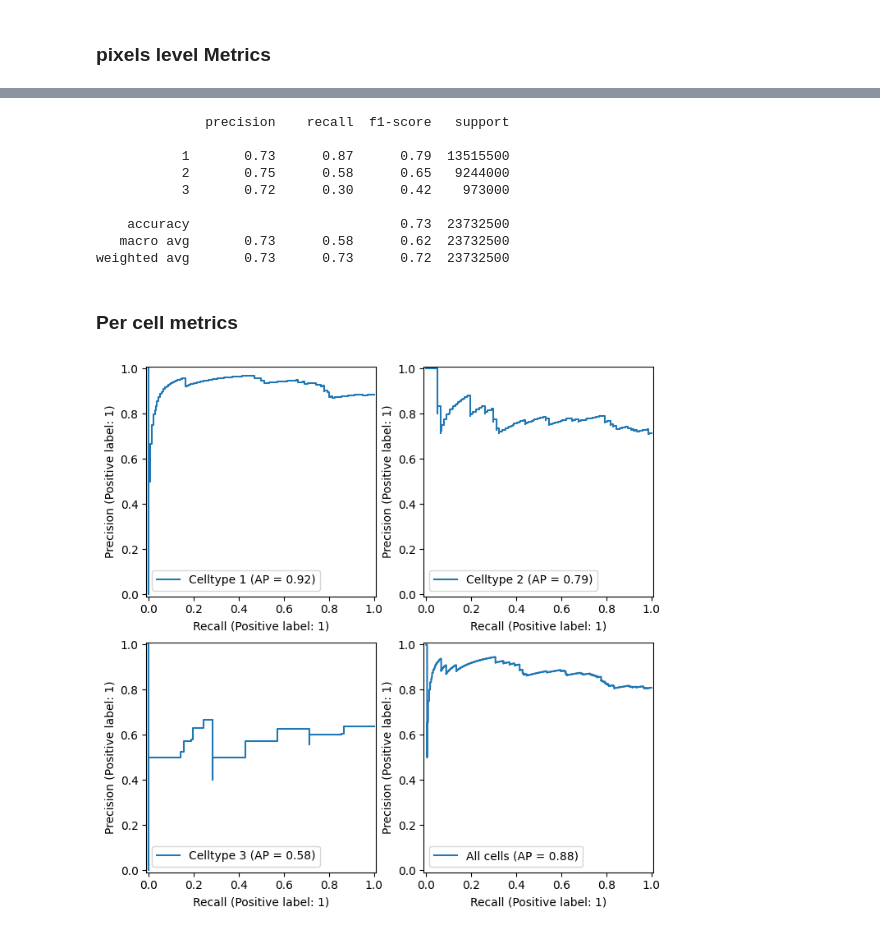
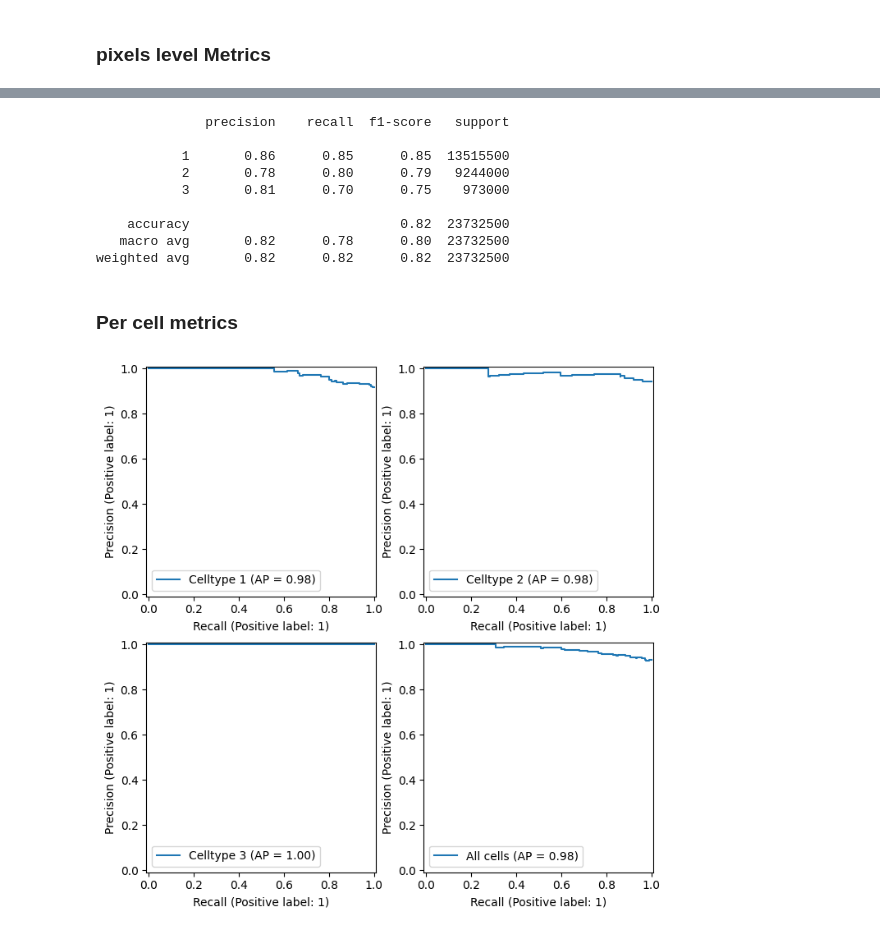
Before and after one commit to jiyuuchc/chioso, a Jupyter notebook: paper2024/eval_synthetic.ipynb, the cells around one changed output, grey strips where cells are left out. Drawn from its saved outputs; the diff is of its cells as text; code cells hidden in the pictures.

```diff
--- a/paper2024/eval_synthetic.ipynb
+++ b/paper2024/eval_synthetic.ipynb
@@ -17,10 +17,16 @@ import tensorflow as tf
 from sklearn.metrics import PrecisionRecallDisplay
 from tqdm import tqdm
 from chioso.data import SGData2D, SGDataset2D
+from chioso.modules import MLP
 from xtrain import GeneratorAdapter, Adversal, Trainer
 
 binning = 2
 
-data_path = Path("chioso_val_dataset/synthetic_drop_0.8/")
+parent_dir = Path("chioso_val_dataset/")
+data_path = parent_dir/"synthetic/"
 data_files = sorted(list(data_path.glob("*.h5")))
-checkpoint = Path("synthetic_log/checkpoint_3/")
+checkpoint = parent_dir/"log_syn"/"checkpoint_6/"
+
+predictor_params = ocp.StandardCheckpointer().restore(
+    (parent_dir/"checkpoint").absolute(),
+)["train_state"]["params"]["mlp"]
@@ -73,7 +81,6 @@ params = ocp.StandardCheckpointer().restore(
 apply_fn = jax.jit(partial(
     model.apply,
     dict(params=params),
-    mutable="adversal",
     training=False,
 ))
 # %% [output]
@@ -81,13 +88,16 @@ apply_fn = jax.jit(partial(
 # %%
 # show one example
 
-pred,_ = apply_fn(sg.binning((binning,binning)))
-pred_label = np.argmax(pred["output"], axis=-1)
+pred = apply_fn(sg.binning((binning,binning)))
+pred_output = MLP(3,6,deterministic=True).apply(
+    dict(params=predictor_params),
+    pred["output"],
+)
+pred_label = np.argmax(pred_output, axis=0-1)
 pred_label = np.array([2,0,1])[pred_label]
 
-output = pred["output"]
-logits = jax.nn.log_softmax(output)
-pred_label_crf = crf(-logits, compat=10)
+logits = jax.nn.log_softmax(pred_output)
+pred_label_crf = crf(-logits, sxy=3.0, compat=30)
 pred_label_crf = np.array([2,0,1])[pred_label_crf]
 
 scaled_gt_label = scale_label(label)
@@ -120,12 +131,16 @@ for fn in tqdm(data_files):
 
     gt_.append(label[label != 0])
 
-    pred, _ = apply_fn(sg)
+    pred = apply_fn(sg)
+    pred_output = MLP(3,6,deterministic=True).apply(
+        dict(params=predictor_params),
+        pred["output"],
+    )
 
     # output = pred["output"]
     # logits = jax.nn.log_softmax(output)
     # pred_label = crf(-logits, compat=30)
-    pred_label = np.argmax(pred["output"], axis=-1)
+    pred_label = np.argmax(pred_output, axis=-1)
     # pred_score = jax.nn.softmax(pred["output"]).max(axis=-1)
 
     score_.append(np.array(pred["dsc_loss_main"])[label != 0])
@@ -172,13 +187,13 @@ print(classification_report(gt_, pred_))
 # %% [output]
               precision    recall  f1-score   support
 
-           1       0.73      0.87      0.79  13515500
-           2       0.75      0.58      0.65   9244000
-           3       0.72      0.30      0.42    973000
+           1       0.86      0.85      0.85  13515500
+           2       0.78      0.80      0.79   9244000
+           3       0.81      0.70      0.75    973000
 
-    accuracy                           0.73  23732500
-   macro avg       0.73      0.58      0.62  23732500
-weighted avg       0.73      0.73      0.72  23732500
+    accuracy                           0.82  23732500
+   macro avg       0.82      0.78      0.80  23732500
+weighted avg       0.82      0.82      0.82  23732500
 # %% [markdown]
 ### Per cell metrics
 # %%
@@ -200,36 +215,41 @@ for fn in tqdm(data_files):
 
     gt_.append(label[cell_locs[:,0], cell_locs[:,1]])
 
-    pred, _ = apply_fn(sg)
-    pred_label = np.argmax(pred["output"], axis=-1)
+    pred = apply_fn(sg)
+    pred_output = MLP(3,6,deterministic=True).apply(
+        dict(params=predictor_params),
+        pred["output"],
+    )
+
+    pred_label = np.argmax(pred_output, axis=-1)
 
     score_.append(np.array(pred["dsc_loss_main"])[cell_locs[:,0], cell_locs[:,1]])
     pred_.append(pred_label[cell_locs[:,0], cell_locs[:,1]])
 
 pred_ = np.concatenate(pred_)
 score_ = np.concatenate(score_)
 gt_ = np.concatenate(gt_)
 
 valid = gt_ > 0
 gt_ = gt_[valid]
 score_ = score_[valid]
 pred_ = pred_[valid]
 pred_ = np.array([3,1,2])[pred_]
 
 fig, ax = plt.subplots(2,2, figsize=(8,8))
 binary_label = gt_ == pred_
 ax = ax.reshape(-1)
 
 for k in range(3):
     display = PrecisionRecallDisplay.from_predictions(
         binary_label[gt_== (k+1)], score_[gt_==(k+1)], name=f"Celltype {k+1}", ax= ax[k]
     )
 
 display = PrecisionRecallDisplay.from_predictions(
     binary_label, score_, name="All cells", ax=ax[3]
 )
 # %% [output]
-[figure, old version]
+[figure, new version]
 # %%
 from sklearn.metrics import ConfusionMatrixDisplay
 
```
Also changed, not shown: parts of 9 cells of this notebook, 2 other files.
